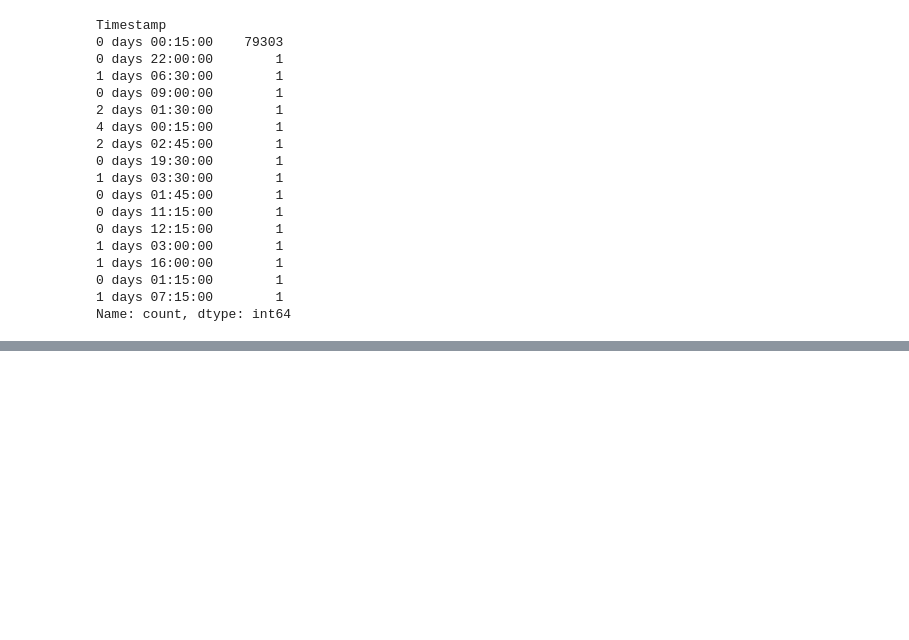
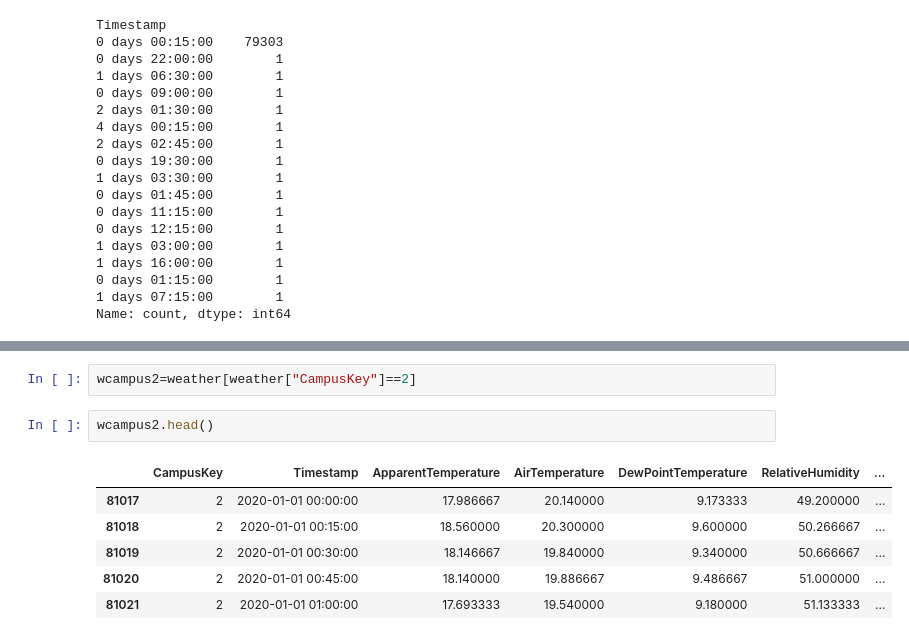
Before and after one commit to vihaanbishnoi/Solar-Panels, a Jupyter notebook: backend/notebooks/timeseries/timeseries.ipynb, the cells around one changed output, grey strips where cells are left out. Saved outputs shown, nothing was run; the diff lists cells and outputs as text; blank space fills up the shorter version.

```diff
--- a/backend/notebooks/timeseries/timeseries.ipynb
+++ b/backend/notebooks/timeseries/timeseries.ipynb
@@ -328,0 +247,11 @@ and then finally run the model
+# %%
+wcampus2=weather[weather["CampusKey"]==2]
+# %%
+wcampus2.head()
+# %% [output]
+|  | CampusKey | Timestamp | ApparentTemperature | AirTemperature | DewPointTemperature | RelativeHumidity | ... |
+| 81017 | 2 | 2020-01-01 00:00:00 | 17.986667 | 20.140000 | 9.173333 | 49.200000 | ... |
+| 81018 | 2 | 2020-01-01 00:15:00 | 18.560000 | 20.300000 | 9.600000 | 50.266667 | ... |
+| 81019 | 2 | 2020-01-01 00:30:00 | 18.146667 | 19.840000 | 9.340000 | 50.666667 | ... |
+| 81020 | 2 | 2020-01-01 00:45:00 | 18.140000 | 19.886667 | 9.486667 | 51.000000 | ... |
+| 81021 | 2 | 2020-01-01 01:00:00 | 17.693333 | 19.540000 | 9.180000 | 51.133333 | ... |
```
Also changed, not shown: parts of 47 cells of this notebook.
